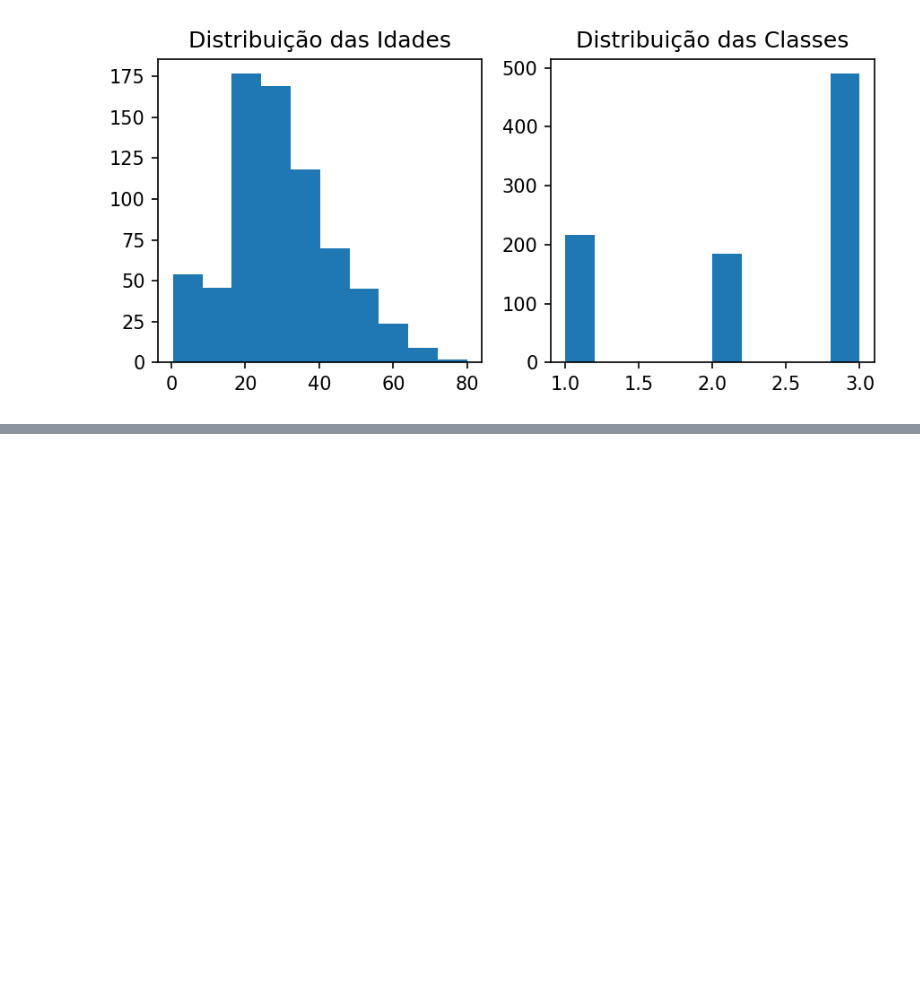
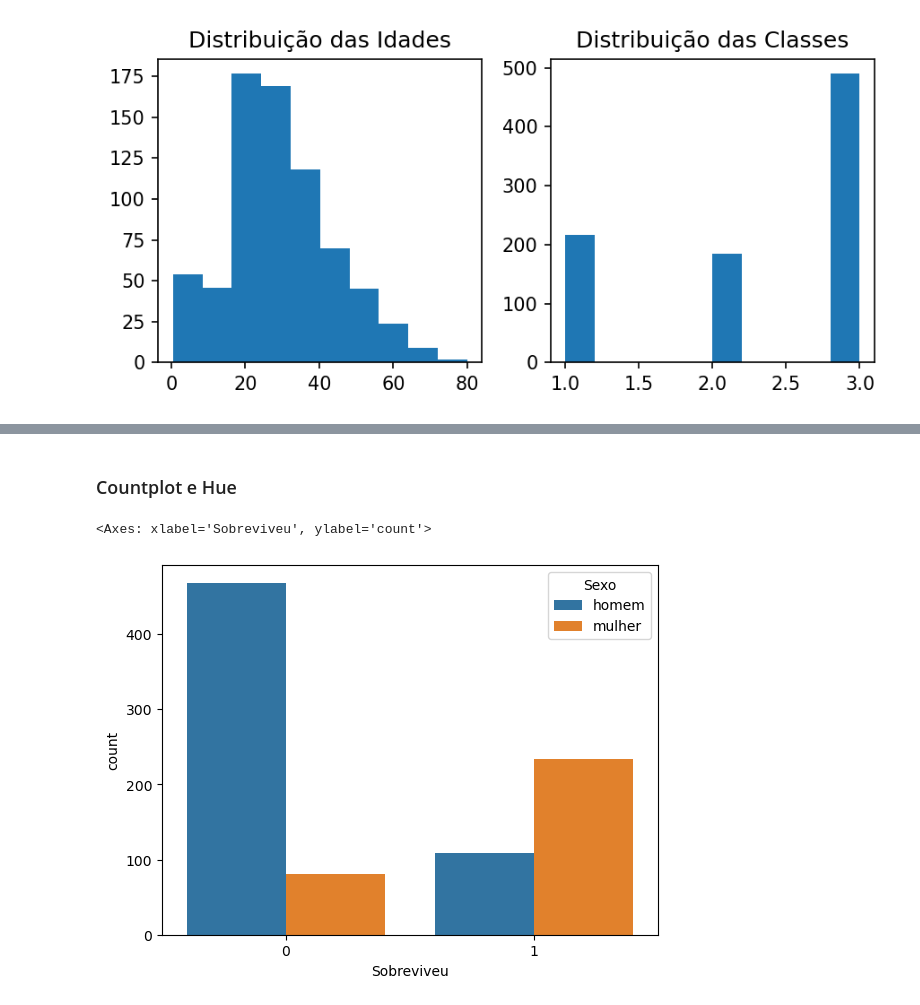
Before and after one commit to wendellbarcelos/Analise_dados_Titanic, a Jupyter notebook: Analise dados titanic.ipynb, the cells around one changed output, grey strips where cells are left out. Cells and saved outputs as stored; diff of their text form; code cells hidden in the pictures; blank space fills up the shorter version.

```diff
--- a/Analise dados titanic.ipynb
+++ b/Analise dados titanic.ipynb
@@ -90,0 +132,8 @@ plt.show()
+# %% [markdown]
+### Countplot e Hue
+# %%
+# Sobrevivência por sexo
+sns.countplot(x=df['Sobreviveu'], hue='Sexo', data=df)
+# %% [output]
+<Axes: xlabel='Sobreviveu', ylabel='count'>
+[figure, added]
```
Also changed, not shown: parts of 38 cells of this notebook.
